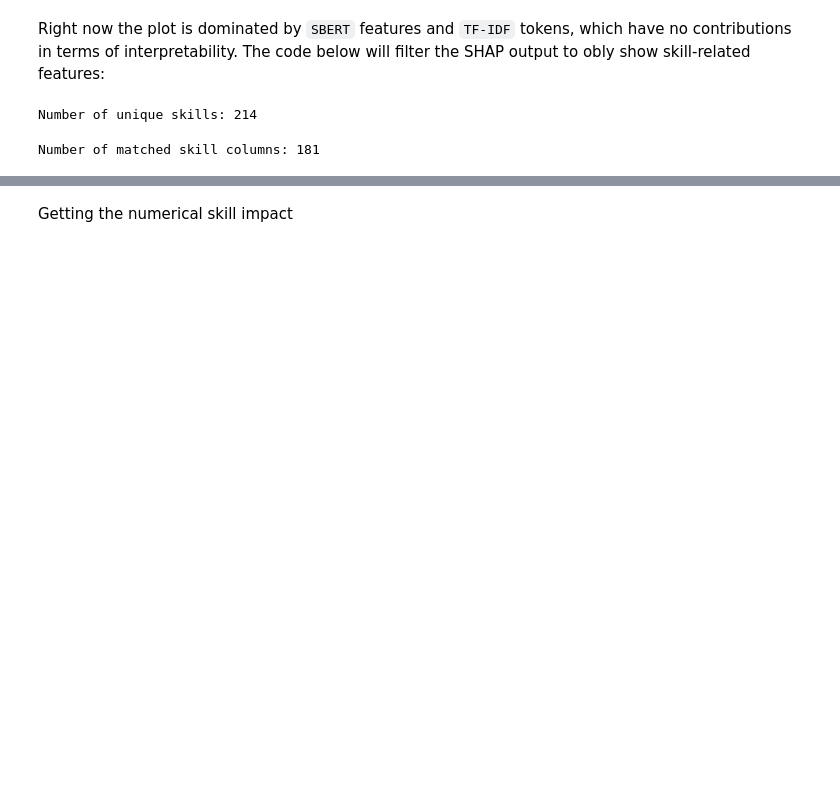
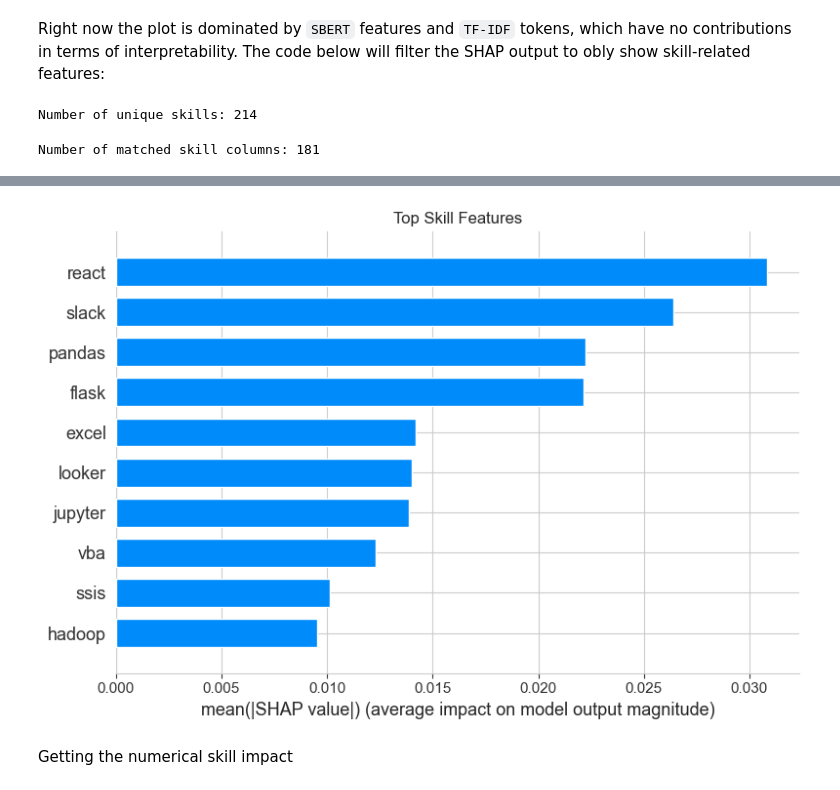
Before and after one commit to miguelcaeg/LT10_MLThesisProject, a Jupyter notebook: model explainability.ipynb, the cells around one changed output, grey strips where cells are left out. Cells and saved outputs as stored; diff of their text form; code cells hidden in the pictures; blank space fills up the shorter version.

```diff
--- a/model explainability.ipynb
+++ b/model explainability.ipynb
@@ -1576,3 +1600,20 @@ plt.show()
+# %%
+plt.figure(figsize=(10,6))
+
+shap.summary_plot(
+    shap_skills.values,
+    X_eval_skills,
+    feature_names=skill_cols,
+    plot_type="bar",
+    max_display=10,
+    show=False
+)
+
+plt.title("Top Skill Features")
+plt.tight_layout()
+plt.show()
+# %% [output]
+[figure, added]
 # %% [markdown]
 Getting the numerical skill impact
 # %%
```
Also changed, not shown: parts of 29 cells of this notebook.
